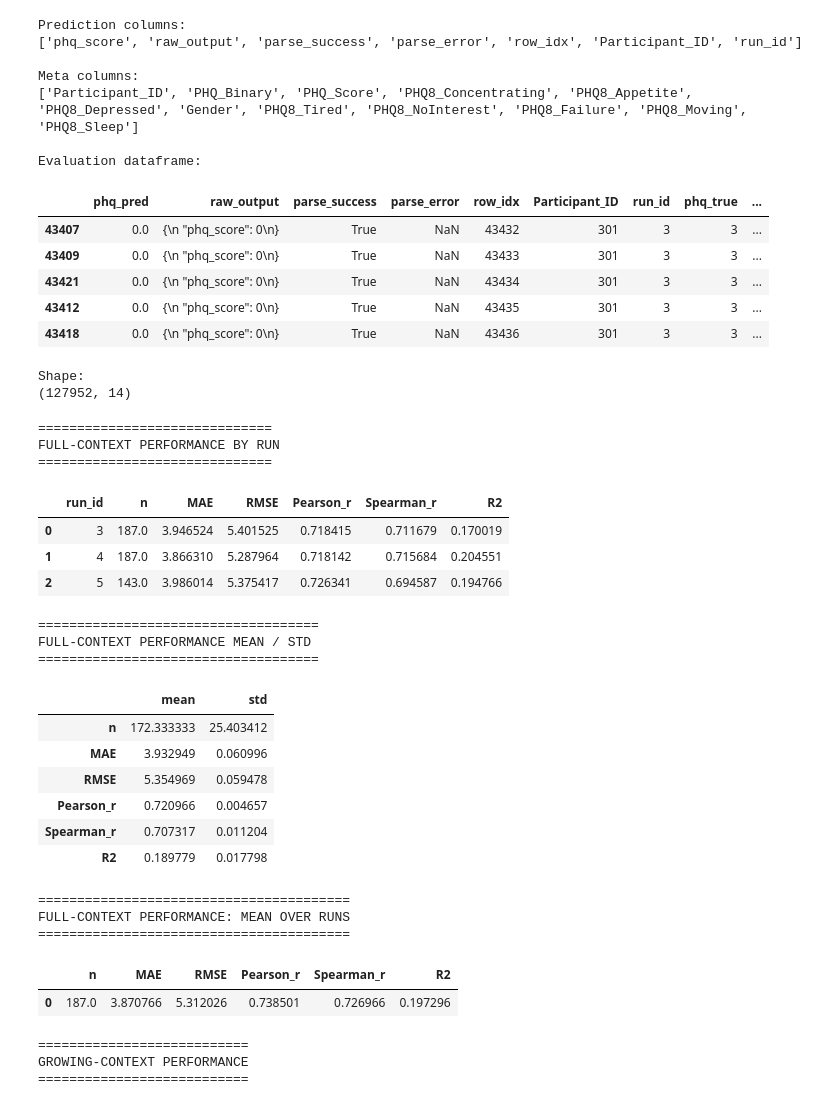
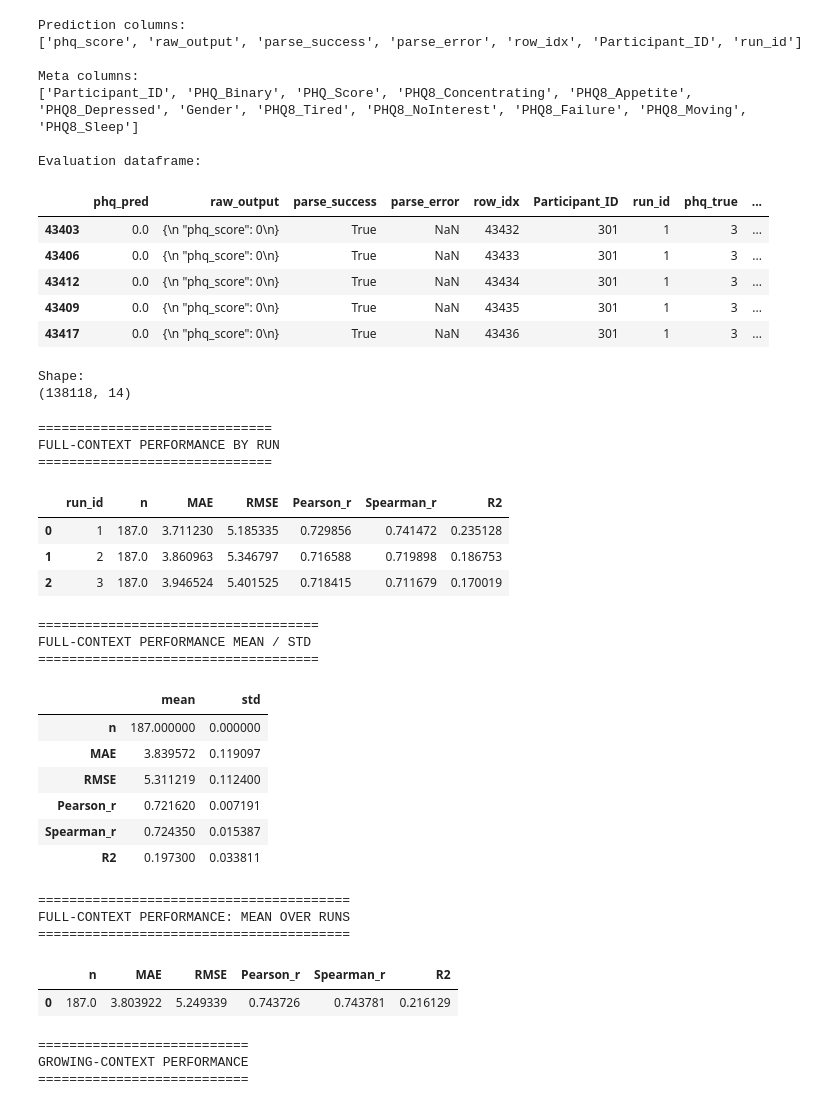
Before and after one commit to theo-felix-poeschl/Exploring-LLM-Based-Feature-Extraction-for-Depression-Assessment-from-Therapy-Transcripts, a Jupyter notebook: RQ2_PHQ_PREDICTION/evaluation/direct_phq_no_reasoning.ipynb, the cells around one changed output. Saved outputs shown, nothing was run; the diff lists cells and outputs as text; code cells hidden in the pictures.

```diff
--- a/RQ2_PHQ_PREDICTION/evaluation/direct_phq_no_reasoning.ipynb
+++ b/RQ2_PHQ_PREDICTION/evaluation/direct_phq_no_reasoning.ipynb
@@ -10,7 +10,7 @@ META_PATH = "/home/jovyan/Exploring-LLM-Based-Feature-Extraction-for-Depression-
 pred = pd.read_csv(PRED_PATH, low_memory=False)
 meta = pd.read_csv(META_PATH, low_memory=False)
 
-pred = pred[pred["run_id"] >= 3]
+pred = pred[pred["run_id"] <= 3]
 
 print("Prediction columns:")
 print(pred.columns.tolist())
@@ -77,40 +77,40 @@ df["prediction_step"] = (
 )
 
 # Anzahl Prediction Steps pro Teilnehmer:in und Run
 df["n_steps"] = (
     df.groupby(["Participant_ID", "run_id"])["prediction_step"]
     .transform("max")
 )
 
 # Relativer Kontextfortschritt
 df["context_progress"] = df["prediction_step"] / df["n_steps"]
 
 # Fehler berechnen
 df["error"] = df["phq_pred"] - df["phq_true"]
 df["abs_error"] = df["error"].abs()
 df["squared_error"] = df["error"] ** 2
 
 print("\nEvaluation dataframe:")
 display(df.head())
 
 print("\nShape:")
 print(df.shape)
 # %% [output]
 Prediction columns:
 ['phq_score', 'raw_output', 'parse_success', 'parse_error', 'row_idx', 'Participant_ID', 'run_id']
 
 Meta columns:
 ['Participant_ID', 'PHQ_Binary', 'PHQ_Score', 'PHQ8_Concentrating', 'PHQ8_Appetite', 'PHQ8_Depressed', 'Gender', 'PHQ8_Tired', 'PHQ8_NoInterest', 'PHQ8_Failure', 'PHQ8_Moving', 'PHQ8_Sleep']
 
 Evaluation dataframe:
 |  | phq_pred | raw_output | parse_success | parse_error | row_idx | Participant_ID | run_id | phq_true | ... |
-| 43407 | 0.0 | {\n "phq_score": 0\n} | True | NaN | 43432 | 301 | 3 | 3 | ... |
-| 43409 | 0.0 | {\n "phq_score": 0\n} | True | NaN | 43433 | 301 | 3 | 3 | ... |
-| 43421 | 0.0 | {\n "phq_score": 0\n} | True | NaN | 43434 | 301 | 3 | 3 | ... |
-| 43412 | 0.0 | {\n "phq_score": 0\n} | True | NaN | 43435 | 301 | 3 | 3 | ... |
-| 43418 | 0.0 | {\n "phq_score": 0\n} | True | NaN | 43436 | 301 | 3 | 3 | ... |
+| 43403 | 0.0 | {\n "phq_score": 0\n} | True | NaN | 43432 | 301 | 1 | 3 | ... |
+| 43406 | 0.0 | {\n "phq_score": 0\n} | True | NaN | 43433 | 301 | 1 | 3 | ... |
+| 43412 | 0.0 | {\n "phq_score": 0\n} | True | NaN | 43434 | 301 | 1 | 3 | ... |
+| 43409 | 0.0 | {\n "phq_score": 0\n} | True | NaN | 43435 | 301 | 1 | 3 | ... |
+| 43417 | 0.0 | {\n "phq_score": 0\n} | True | NaN | 43436 | 301 | 1 | 3 | ... |
 Shape:
-(127952, 14)
+(138118, 14)
 # %%
 # ============================================================
 # 5. METRIK-FUNKTION
@@ -215,24 +215,24 @@ display(final_mean_metrics)
 FULL-CONTEXT PERFORMANCE BY RUN
 ==============================
 |  | run_id | n | MAE | RMSE | Pearson_r | Spearman_r | R2 |
-| 0 | 3 | 187.0 | 3.946524 | 5.401525 | 0.718415 | 0.711679 | 0.170019 |
-| 1 | 4 | 187.0 | 3.866310 | 5.287964 | 0.718142 | 0.715684 | 0.204551 |
-| 2 | 5 | 143.0 | 3.986014 | 5.375417 | 0.726341 | 0.694587 | 0.194766 |
+| 0 | 1 | 187.0 | 3.711230 | 5.185335 | 0.729856 | 0.741472 | 0.235128 |
+| 1 | 2 | 187.0 | 3.860963 | 5.346797 | 0.716588 | 0.719898 | 0.186753 |
+| 2 | 3 | 187.0 | 3.946524 | 5.401525 | 0.718415 | 0.711679 | 0.170019 |
 ====================================
 FULL-CONTEXT PERFORMANCE MEAN / STD
 ====================================
 |  | mean | std |
-| n | 172.333333 | 25.403412 |
-| MAE | 3.932949 | 0.060996 |
-| RMSE | 5.354969 | 0.059478 |
-| Pearson_r | 0.720966 | 0.004657 |
-| Spearman_r | 0.707317 | 0.011204 |
-| R2 | 0.189779 | 0.017798 |
+| n | 187.000000 | 0.000000 |
+| MAE | 3.839572 | 0.119097 |
+| RMSE | 5.311219 | 0.112400 |
+| Pearson_r | 0.721620 | 0.007191 |
+| Spearman_r | 0.724350 | 0.015387 |
+| R2 | 0.197300 | 0.033811 |
 ========================================
 FULL-CONTEXT PERFORMANCE: MEAN OVER RUNS
 ========================================
 |  | n | MAE | RMSE | Pearson_r | Spearman_r | R2 |
-| 0 | 187.0 | 3.870766 | 5.312026 | 0.738501 | 0.726966 | 0.197296 |
+| 0 | 187.0 | 3.803922 | 5.249339 | 0.743726 | 0.743781 | 0.216129 |
 # %%
 
 # ============================================================
```
Also changed, not shown: 4 other files.
